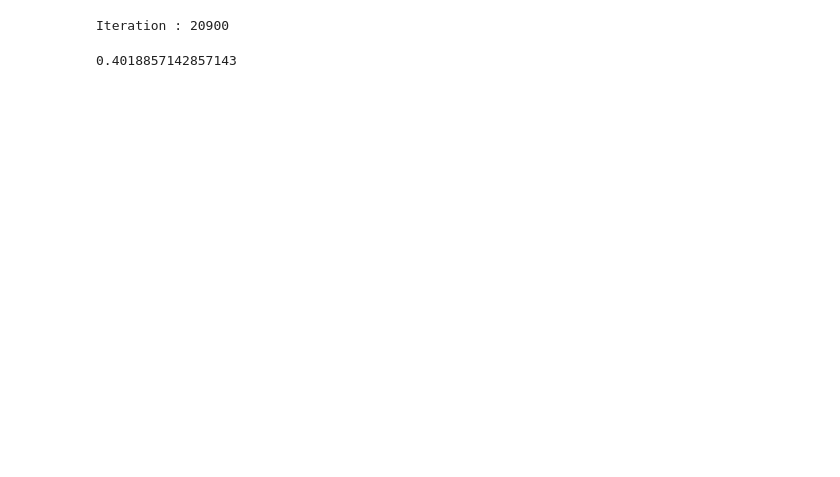
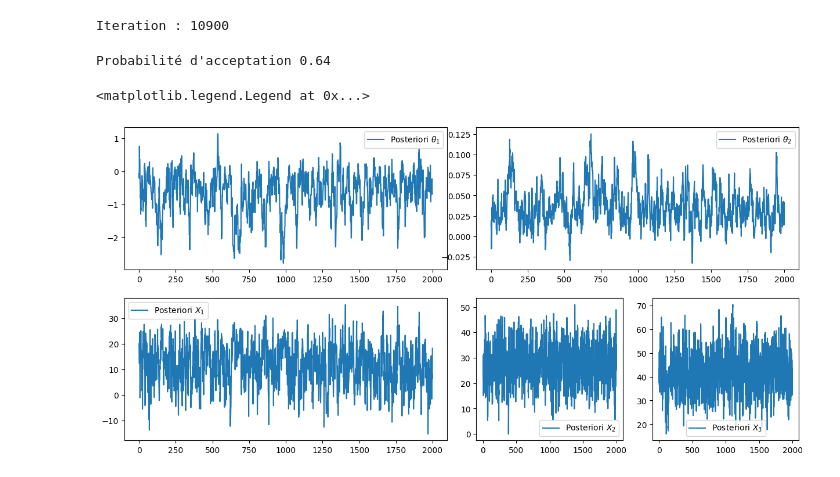
Before and after one commit to imn167/Air_Berkson, a Jupyter notebook: Gibbs.ipynb, the cells around one changed output. Saved outputs shown, nothing was run; the diff lists cells and outputs as text; code cells hidden in the pictures; blank space fills up the shorter version.

```diff
--- a/Gibbs.ipynb
+++ b/Gibbs.ipynb
@@ -102,14 +160,30 @@ def Gibbs_sampler(nchain, data, init_theta, init_x, sd_theta, sd_x, sigma1, sigm
 tau2 = 81.14 #variance pour les Xj (dans le papier)
 sigma1 = 1000 #variance pour theta1
 sigma2 = 1000 #variance pour theta2
-prop_sdx = 10 #pas du noyau de proposition pour les Xi
-sd_theta1 = 3 #pas du noyau de proposition pour theta1
-sd_theta2 = .1 #pas du noyau de proposition pour theta2
+prop_sdx = 5 #pas du noyau de proposition pour les Xi
+sd_theta1 = 1 #pas du noyau de proposition pour theta1
+sd_theta2 = .01 #pas du noyau de proposition pour theta2
 
-theta, X, prob_accep = Gibbs_sampler(21000, data_air, np.array([0, 0]), np.zeros(3), np.array([sd_theta1, sd_theta2]), prop_sdx, sigma1, sigma2, tau2, 11000)
+theta, X, prob_accep = Gibbs_sampler(11000, data_air, np.array([0, 0]), np.zeros(3), np.array([sd_theta1, sd_theta2]), prop_sdx, sigma1, sigma2, tau2, 1000,5)
 # %% [output]
-Iteration : 20900
+Iteration : 10900
-# %%
-prob_accep
-# %% [output]
-0.4018857142857143
+# %%
+print(f"Probabilité d'acceptation {round(prob_accep,2)} ")
+# %% [output]
+Probabilité d'acceptation 0.64
+# %%
+fig, ax = plt.subplot_mosaic([["A","A", "B","B"], ["C","C", "D", "F"]], figsize = (15, 7))
+
+ax["A"].plot(theta[:, 0], label= r"Posteriori $\theta_1$")
+ax["A"].legend()
+ax["B"].plot(theta[:, 1], label= r"Posteriori $\theta_2$")
+ax["B"].legend()
+ax["C"].plot(X[:, 0], label = r"Posteriori $X_1$")
+ax["C"].legend()
+ax["D"].plot(X[:, 1], label= r"Posteriori $X_2$")
+ax["D"].legend()
+ax["F"].plot(X[:, 2], label= r"Posteriori $X_3$")
+ax["F"].legend()
+# %% [output]
+<matplotlib.legend.Legend at 0x...>
+[figure, added]
```
Also changed, not shown: parts of 31 cells of this notebook, 1 other file.
